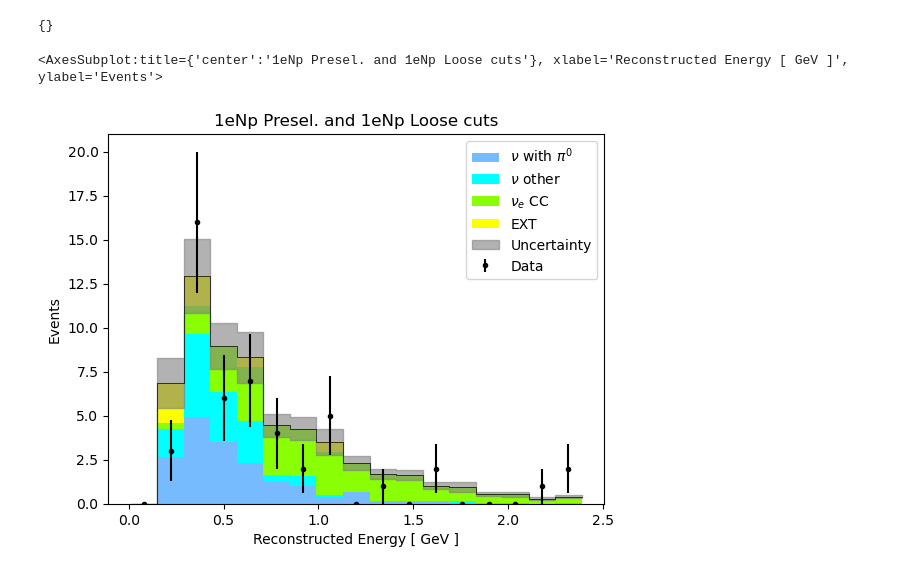
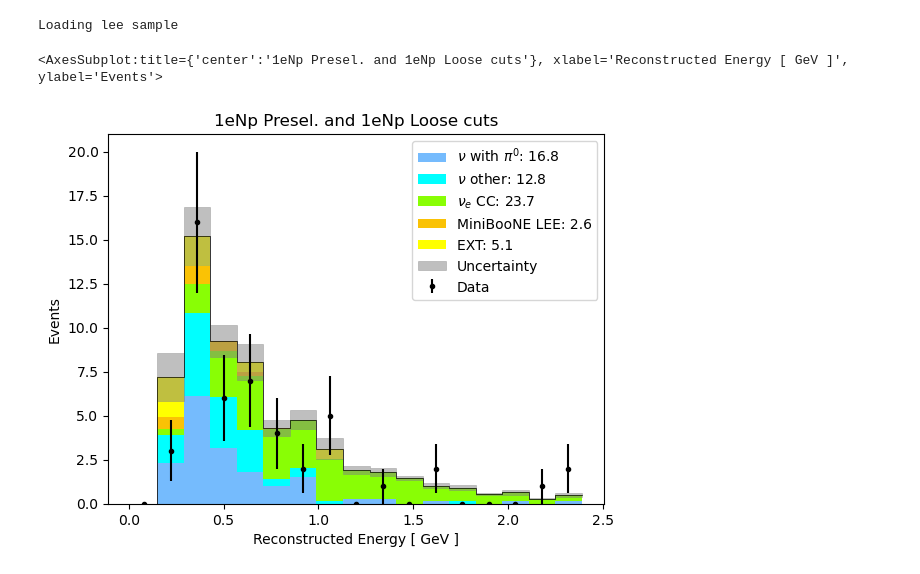
Before and after one commit to ubneutrinos/PELEE, a Jupyter notebook: sandbox/atrettin/playground.ipynb, the cells around one changed output. Cells and saved outputs as stored; diff of their text form; code cells hidden in the pictures.

```diff
--- a/sandbox/atrettin/playground.ipynb
+++ b/sandbox/atrettin/playground.ipynb
@@ -14,16 +0,0 @@ dl.get_pot_trig(1, "runs", "bnb")
-# %%
-reload(dl)
-RUN = 1
-rundata = dl.load_run(
-    RUN,
-    "bnb",
-    truth_filtered_sets=["nue"],
-    loadpi0variables=True,
-    loadshowervariables=True,
-    loadrecoveryvars=True,
-    loadsystematics=True,
-)
-# %%
-# remove all nue events from the "mc" dataset, since we already loaded them into the "nue" dataset
-
-rundata["mc"].query("abs(nu_pdg) != 12", inplace=True)
@@ -347,24 +13,25 @@ RUN = 1
 rundata, *_ = dl.load_run(
     RUN,
     "bnb",
-    truth_filtered_sets=["nue", "cc_pi0", "nc_pi0"],
+    truth_filtered_sets=["nue"],
     loadpi0variables=True,
     loadshowervariables=True,
     loadrecoveryvars=True,
     loadsystematics=True,
+    load_lee=True,
 )
+# %% [output]
+Loading lee sample
 # %%
+reload(hist)
 reload(rp)
-reload(hist)
-
 
 selection = "NPL"
 preselection = "NP"
 
-plotter = rp.Plotter(rundata, selection, preselection, variable="reco_e", weight_column="weights")
+plotter = rp.Plotter(rundata, selection, preselection, variable="reco_e")
 # %%
-plotter.plot(category_column="paper_category", include_multisim_errors=True)
+plotter.plot(category_column="paper_category", include_multisim_errors=False, add_ext_error_floor=False)
 # %% [output]
-{}
+<AxesSubplot:title={'center':'1eNp Presel. and 1eNp Loose cuts'}, xlabel='Reconstructed Energy [ GeV ]', ylabel='Events'>
-<AxesSubplot:title={'center':'1eNp Presel. and 1eNp Loose cuts'}, xlabel='Reconstructed Energy [ GeV ]', ylabel='Events'>
-[figure, old version]
+[figure, new version]
```
Also changed, not shown: parts of 22 cells of this notebook.
